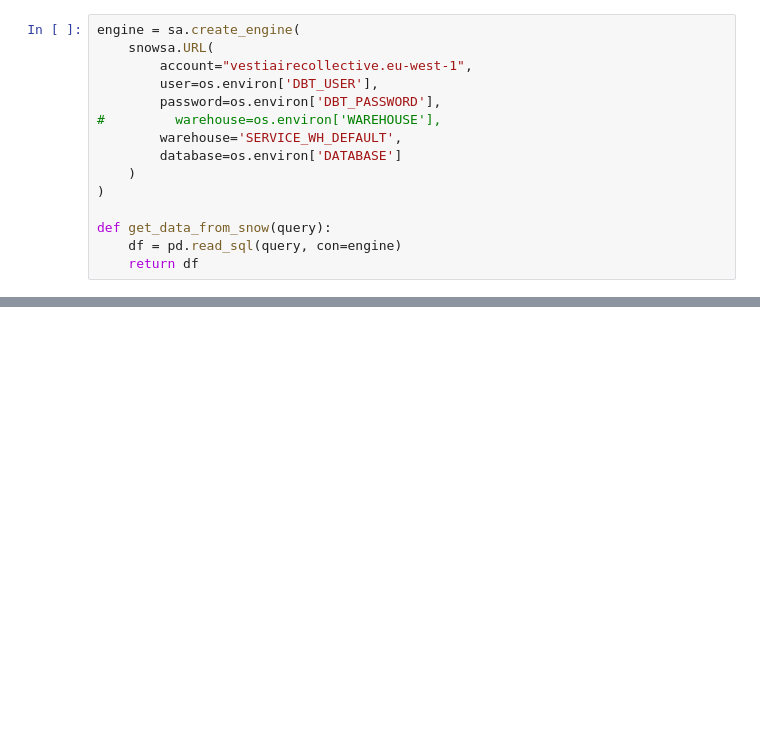
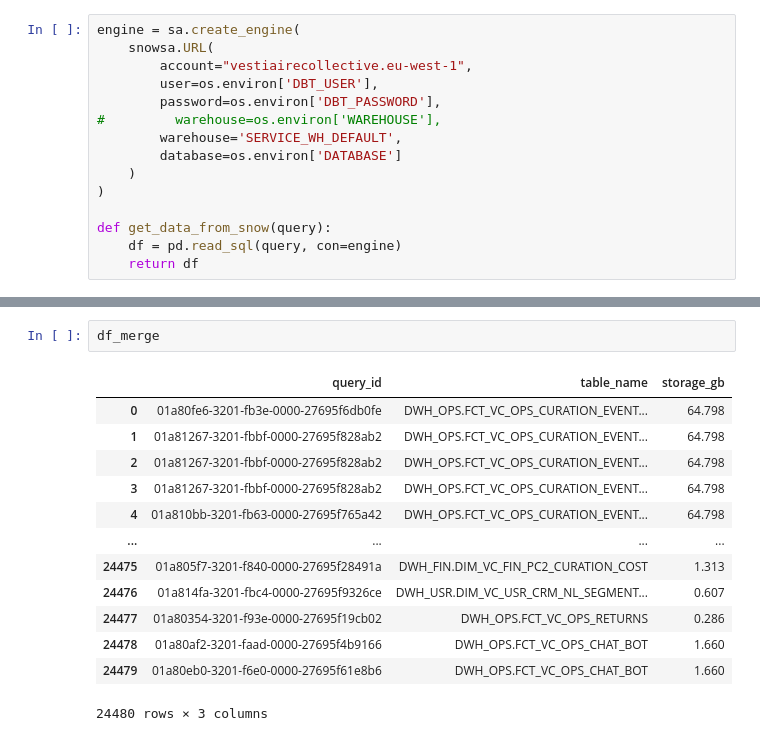
Before and after one commit to PDBeattie/lots, a Jupyter notebook: qlap/Query Length Approximation Predictor.ipynb, the cells around one changed output, grey strips where cells are left out. Saved outputs shown, nothing was run; the diff lists cells and outputs as text; blank space fills up the shorter version.

```diff
--- a/qlap/Query Length Approximation Predictor.ipynb
+++ b/qlap/Query Length Approximation Predictor.ipynb
@@ -48,0 +86,16 @@ False
+# %%
+df_merge
+# %% [output]
+|  | query_id | table_name | storage_gb |
+| 0 | 01a80fe6-3201-fb3e-0000-27695f6db0fe | DWH_OPS.FCT_VC_OPS_CURATION_EVENT... | 64.798 |
+| 1 | 01a81267-3201-fbbf-0000-27695f828ab2 | DWH_OPS.FCT_VC_OPS_CURATION_EVENT... | 64.798 |
+| 2 | 01a81267-3201-fbbf-0000-27695f828ab2 | DWH_OPS.FCT_VC_OPS_CURATION_EVENT... | 64.798 |
+| 3 | 01a81267-3201-fbbf-0000-27695f828ab2 | DWH_OPS.FCT_VC_OPS_CURATION_EVENT... | 64.798 |
+| 4 | 01a810bb-3201-fb63-0000-27695f765a42 | DWH_OPS.FCT_VC_OPS_CURATION_EVENT... | 64.798 |
+| ... | ... | ... | ... |
+| 24475 | 01a805f7-3201-f840-0000-27695f28491a | DWH_FIN.DIM_VC_FIN_PC2_CURATION_COST | 1.313 |
+| 24476 | 01a814fa-3201-fbc4-0000-27695f9326ce | DWH_USR.DIM_VC_USR_CRM_NL_SEGMENT... | 0.607 |
+| 24477 | 01a80354-3201-f93e-0000-27695f19cb02 | DWH_OPS.FCT_VC_OPS_RETURNS | 0.286 |
+| 24478 | 01a80af2-3201-faad-0000-27695f4b9166 | DWH_OPS.FCT_VC_OPS_CHAT_BOT | 1.660 |
+| 24479 | 01a80eb0-3201-f6e0-0000-27695f61e8b6 | DWH_OPS.FCT_VC_OPS_CHAT_BOT | 1.660 |
+24480 rows × 3 columns
```
Also changed, not shown: parts of 13 cells of this notebook, 2 other files.
